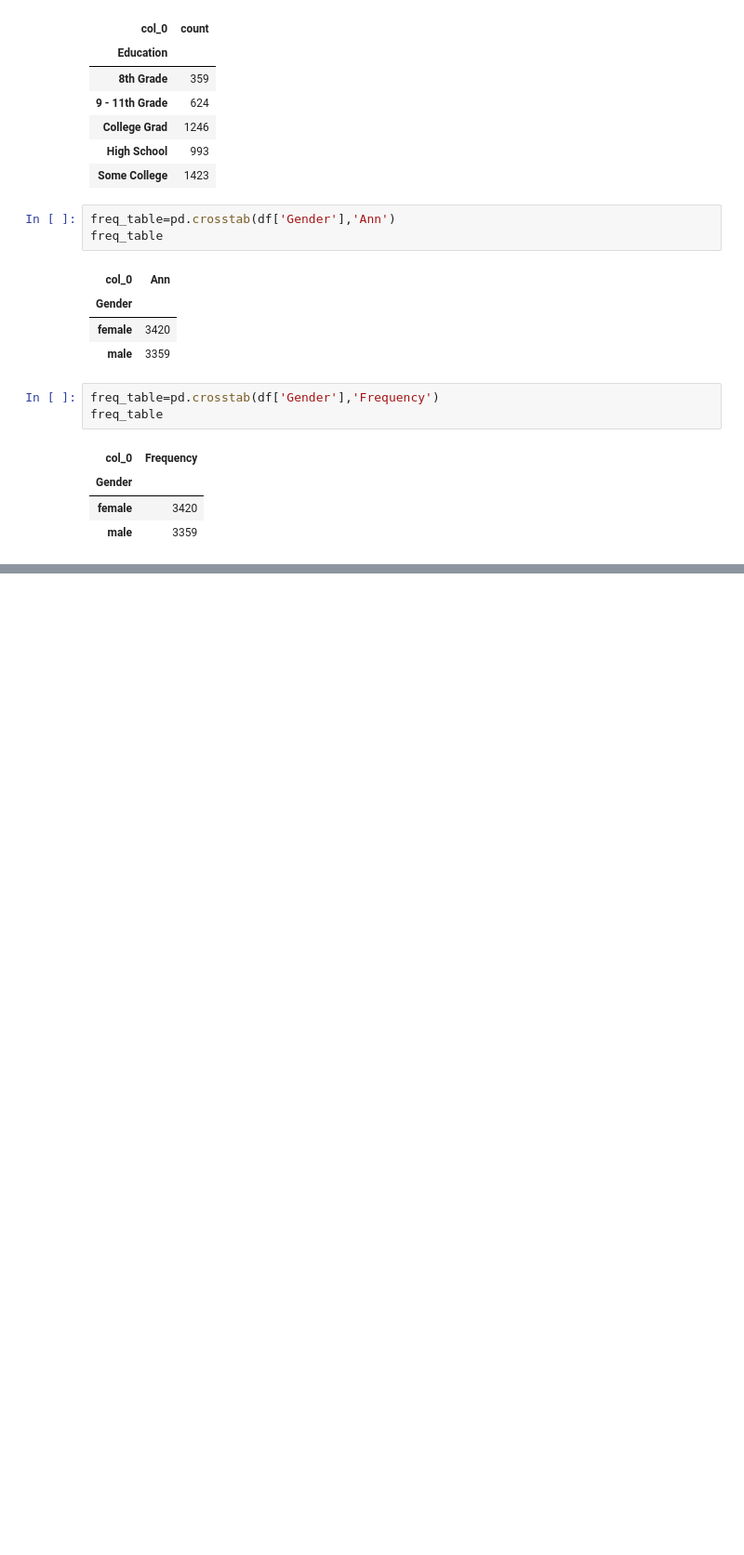
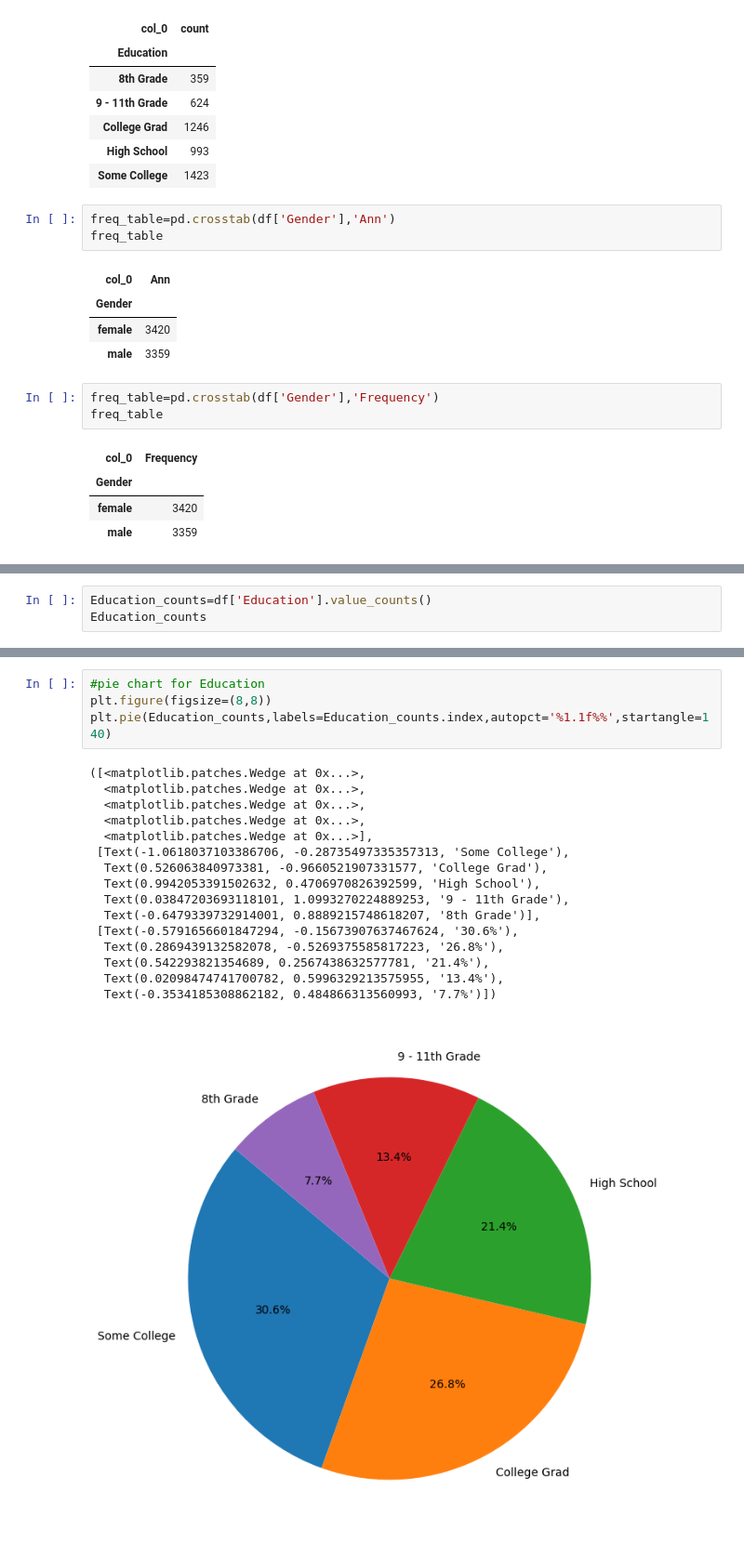
Before and after one commit to awnginga/Engage-Project, a Jupyter notebook: Engage_Practicals.ipynb, the cells around one changed output, grey strips where cells are left out. Shown at 93% size. Cells and saved outputs as stored; diff of their text form; blank space fills up the shorter version.

```diff
--- a/Engage_Practicals.ipynb
+++ b/Engage_Practicals.ipynb
@@ -105,0 +129,3 @@ freq_table
+# %%
+Education_counts=df['Education'].value_counts()
+Education_counts
@@ -105,0 +141,21 @@ freq_table
+# %%
+#pie chart for Education
+plt.figure(figsize=(8,8))
+plt.pie(Education_counts,labels=Education_counts.index,autopct='%1.1f%%',startangle=140)
+# %% [output]
+([<matplotlib.patches.Wedge at 0x...>,
+  <matplotlib.patches.Wedge at 0x...>,
+  <matplotlib.patches.Wedge at 0x...>,
+  <matplotlib.patches.Wedge at 0x...>,
+  <matplotlib.patches.Wedge at 0x...>],
+ [Text(-1.0618037103386706, -0.28735497335357313, 'Some College'),
+  Text(0.526063840973381, -0.9660521907331577, 'College Grad'),
+  Text(0.9942053391502632, 0.4706970826392599, 'High School'),
+  Text(0.03847203693118101, 1.0993270224889253, '9 - 11th Grade'),
+  Text(-0.6479339732914001, 0.8889215748618207, '8th Grade')],
+ [Text(-0.5791656601847294, -0.15673907637467624, '30.6%'),
+  Text(0.2869439132582078, -0.5269375585817223, '26.8%'),
+  Text(0.542293821354689, 0.2567438632577781, '21.4%'),
+  Text(0.02098474741700782, 0.5996329213575955, '13.4%'),
+  Text(-0.3534185308862182, 0.484866313560993, '7.7%')])
+[figure, added]
```
Also changed, not shown: parts of 3 cells of this notebook.
